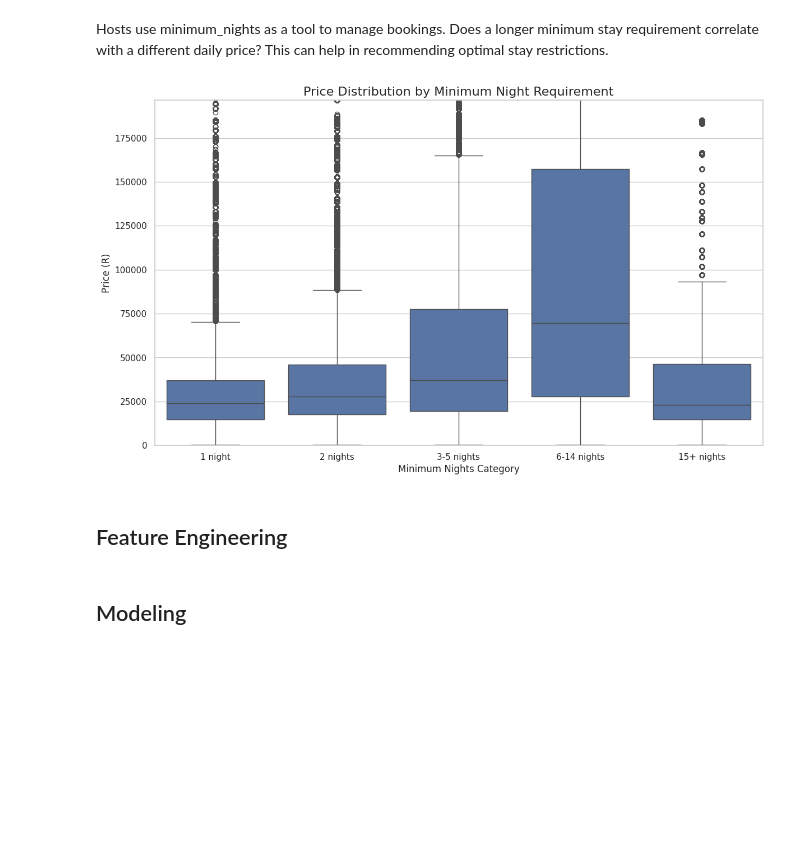
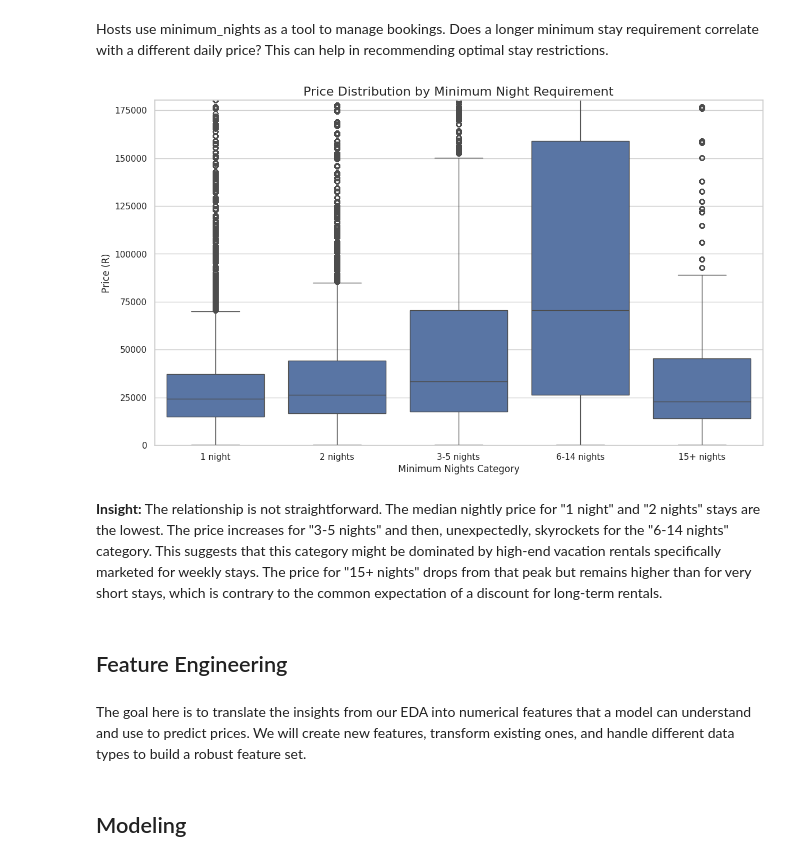
Before and after one commit to nkosanamolefe/dynamic-pricing-for-airbnb, a Jupyter notebook: notebook/Dynamic_Pricing_for_Airbnb_Cape Town.ipynb, the cells around one changed output. Cells and saved outputs as stored; diff of their text form; code cells hidden in the pictures; blank space fills up the shorter version.

Commit message:
Updated data cleaning and feature engineering.

```diff
--- a/notebook/Dynamic_Pricing_for_Airbnb_Cape Town.ipynb
+++ b/notebook/Dynamic_Pricing_for_Airbnb_Cape Town.ipynb
@@ -167,3 +163,6 @@ calendar.isnull().mean().sort_values(ascending=False).head(20)
 dtype: float64
 # %% [markdown]
 ## Data Cleaning
+# %%
+# Convert price from USD to ZAR (replace 17.67 with the current USD to ZAR exchange rate)
+usd_to_zar_exchange_rate = 17.67 # Exhange rate as of 28 August 2025
@@ -176,11 +177,7 @@ if 'price' in listings.columns and listings['price'].dtype == 'object':
     listings.dropna(subset=['price_cleaned'], inplace=True)
     listings = listings[listings['price_cleaned'] > 0]
 
-# Convert price from USD to ZAR (Assuming a placeholder exchange rate - UPDATE THIS!)
-# You should replace 18.5 with the current USD to ZAR exchange rate
-usd_to_zar_exchange_rate = 18.5
 listings['price_zar'] = listings['price_cleaned'] * usd_to_zar_exchange_rate
-
 
 # Display the data types and the first few rows to confirm changes
 print("Data types after cleaning 'price':")
@@ -477,19 +463,0 @@ plt.show()
-# %%
-# Extract the day of the week from the 'date' column (Monday=0, Sunday=6)
-available_df['day_of_week'] = available_df['date'].dt.dayofweek
-day_names = {0: 'Monday', 1: 'Tuesday', 2: 'Wednesday', 3: 'Thursday', 4: 'Friday', 5: 'Saturday', 6: 'Sunday'}
-available_df['day_name'] = available_df['day_of_week'].map(day_names)
-
-# Define the order for plotting the days
-day_order = ['Monday', 'Tuesday', 'Wednesday', 'Thursday', 'Friday', 'Saturday', 'Sunday']
-
-# Plotting Day of Week vs. Price
-plt.figure(figsize=(12, 7))
-sns.boxplot(data=available_df, x='day_name', y='price_zar', order=day_order)
-plt.title('Price Distribution by Day of the Week', fontsize=16)
-plt.xlabel('Day of the Week', fontsize=12)
-plt.ylabel('Price ($)', fontsize=12)
-# Using a log scale is not ideal here as it can obscure the smaller, but significant, weekend price bumps.
-# Instead, we'll cap the y-axis to remove extreme outliers for better visualization.
-plt.ylim(0, available_df['price_zar'].quantile(0.95)) # Show up to the 95th percentile
-plt.show()
@@ -643,7 +621,7 @@ plt.show()
 # %% [markdown]
 Hosts use minimum_nights as a tool to manage bookings. Does a longer minimum stay requirement correlate with a different daily price? This can help in recommending optimal stay restrictions.
 # %%
-# --- 4. Analysis of Minimum Nights on Price ---
+# --- Analysis of Minimum Nights on Price ---
 
 # The 'minimum_nights' from the calendar file can change daily (e.g., for holidays).
 # Let's use the host's default 'minimum_nights' from the listings file for this analysis.
@@ -651,35 +629,37 @@ Hosts use minimum_nights as a tool to manage bookings. Does a longer minimum sta
 # It's difficult to analyze every single minimum night value (1, 2, 3, 4, etc.).
 # A better approach is to bin them into categories.
 def categorize_min_nights(nights):
     if nights == 1:
         return '1 night'
     elif nights == 2:
         return '2 nights'
     elif nights >= 3 and nights <= 5:
         return '3-5 nights'
     elif nights >= 6 and nights <= 14:
         return '6-14 nights'
     else:
         return '15+ nights'
 
 # Apply this function to create a new column in our merged dataframe.
 # We'll drop rows where minimum_nights is null.
-merged_df.dropna(subset=['minimum_nights_x'], inplace=True)
-merged_df['min_nights_category'] = merged_df['minimum_nights_x'].apply(categorize_min_nights)
+merged_df.dropna(subset=['minimum_nights_y'], inplace=True)
+merged_df['min_nights_category'] = merged_df['minimum_nights_y'].apply(categorize_min_nights)
 
 # Define the order for a logical plot
 category_order = ['1 night', '2 nights', '3-5 nights', '6-14 nights', '15+ nights']
 
 # Plot the price distribution for each category.
 plt.figure(figsize=(14, 8))
 sns.boxplot(data=merged_df, x='min_nights_category', y='price_zar', order=category_order)
 plt.title('Price Distribution by Minimum Night Requirement', fontsize=16)
 plt.xlabel('Minimum Nights Category', fontsize=12)
 plt.ylabel('Price (R)', fontsize=12)
 # Cap the y-axis to prevent extreme outliers from skewing the view.
 plt.ylim(0, merged_df['price_zar'].quantile(0.95))
 plt.show()
 # %% [output]
-[figure, old version]
+[figure, new version]
+# %% [markdown]
+ **Insight:** The relationship is not straightforward. The median nightly price for "1 night" and "2 nights" stays are the lowest. The price increases for "3-5 nights" and then, unexpectedly, skyrockets for the "6-14 nights" category. This suggests that this category might be dominated by high-end vacation rentals specifically marketed for weekly stays. The price for "15+ nights" drops from that peak but remains higher than for very short stays, which is contrary to the common expectation of a discount for long-term rentals.
 # %% [markdown]
 ## Feature Engineering
@@ -694,0 +666,2 @@ calendar["month"] = calendar["date"].dt.month
+# %% [markdown]
+The goal here is to translate the insights from our EDA into numerical features that a model can understand and use to predict prices. We will create new features, transform existing ones, and handle different data types to build a robust feature set.
```
Also changed, not shown: parts of 59 cells of this notebook.
